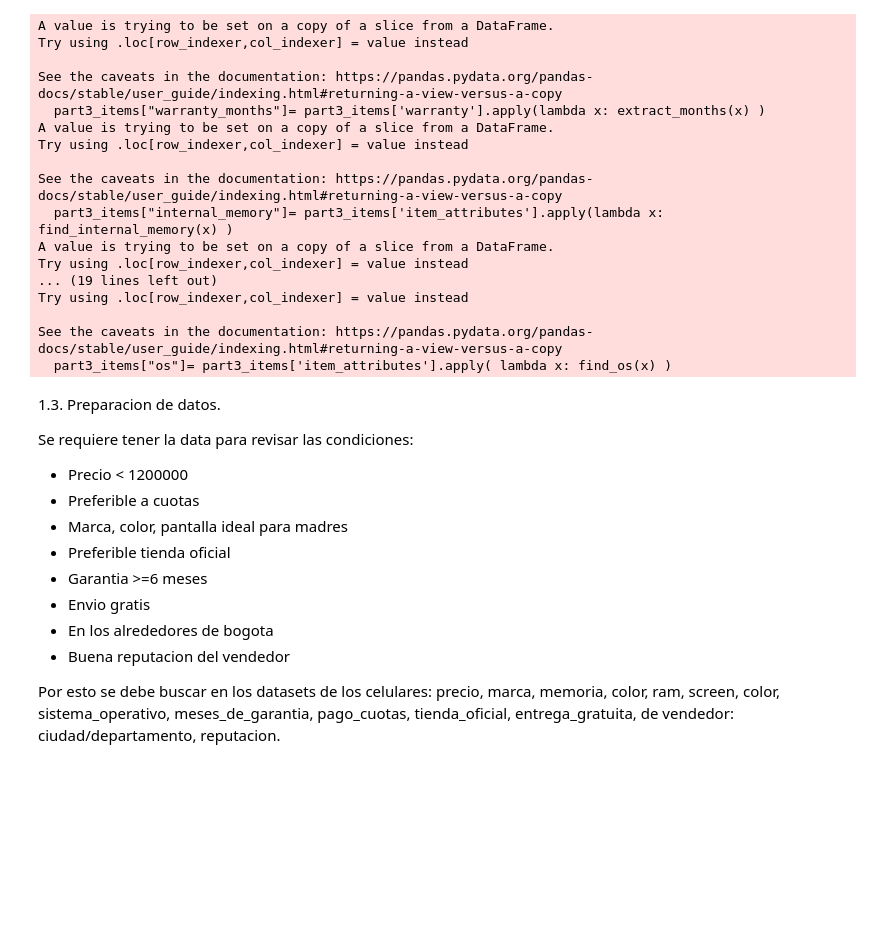
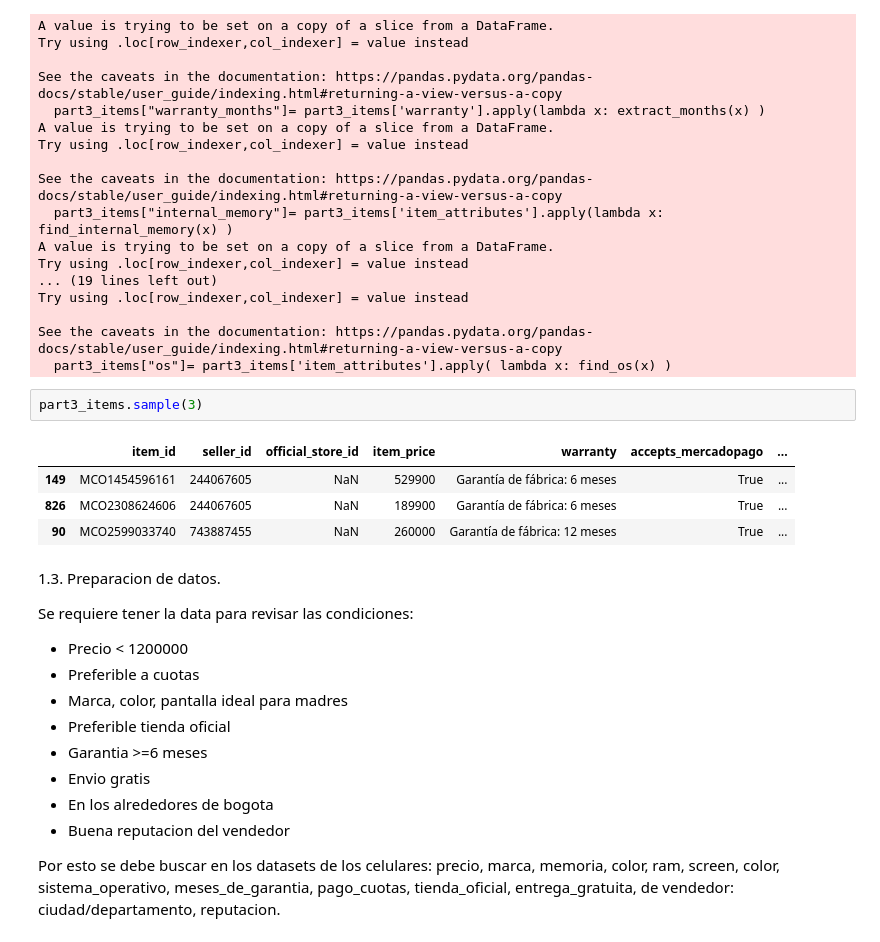
Before and after one commit to amrios80/eda-jobs, a Jupyter notebook: parcial1/parcial1.ipynb, the cells around one changed output. Saved outputs shown, nothing was run; the diff lists cells and outputs as text; blank space fills up the shorter version.

```diff
--- a/parcial1/parcial1.ipynb
+++ b/parcial1/parcial1.ipynb
@@ -185,6 +185,13 @@ Try using .loc[row_indexer,col_indexer] = value instead
 
 See the caveats in the documentation: https://pandas.pydata.org/pandas-docs/stable/user_guide/indexing.html#returning-a-view-versus-a-copy
   part3_items["os"]= part3_items['item_attributes'].apply( lambda x: find_os(x) )
+# %%
+part3_items.sample(3)
+# %% [output]
+|  | item_id | seller_id | official_store_id | item_price | warranty | accepts_mercadopago | ... |
+| 149 | MCO1454596161 | 244067605 | NaN | 529900 | Garantía de fábrica: 6 meses | True | ... |
+| 826 | MCO2308624606 | 244067605 | NaN | 189900 | Garantía de fábrica: 6 meses | True | ... |
+| 90 | MCO2599033740 | 743887455 | NaN | 260000 | Garantía de fábrica: 12 meses | True | ... |
 # %% [markdown]
 1.3. Preparacion de datos.
 
```
